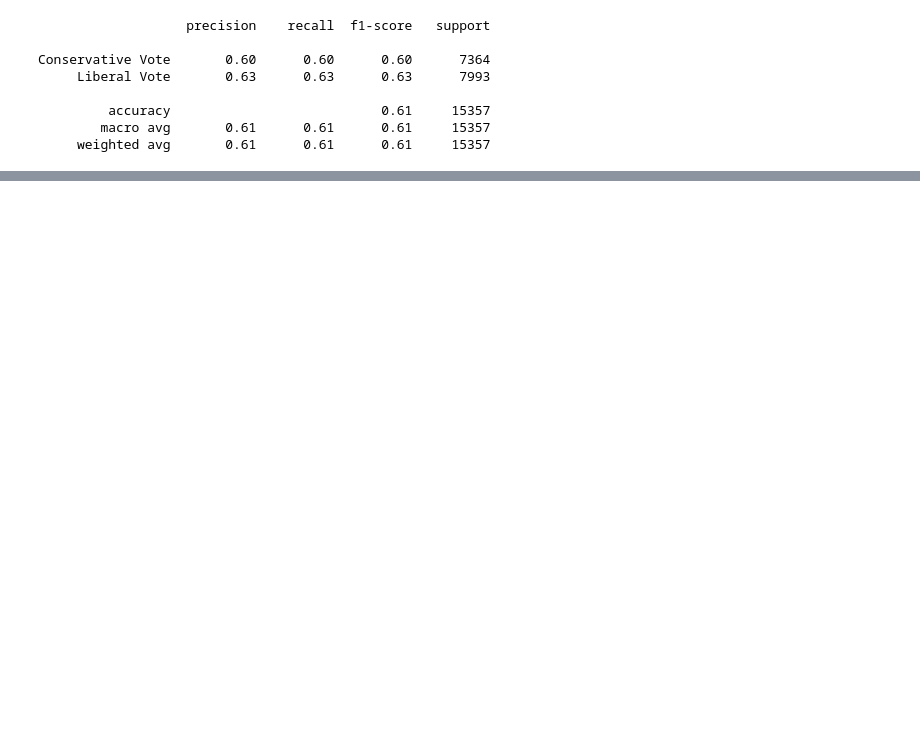
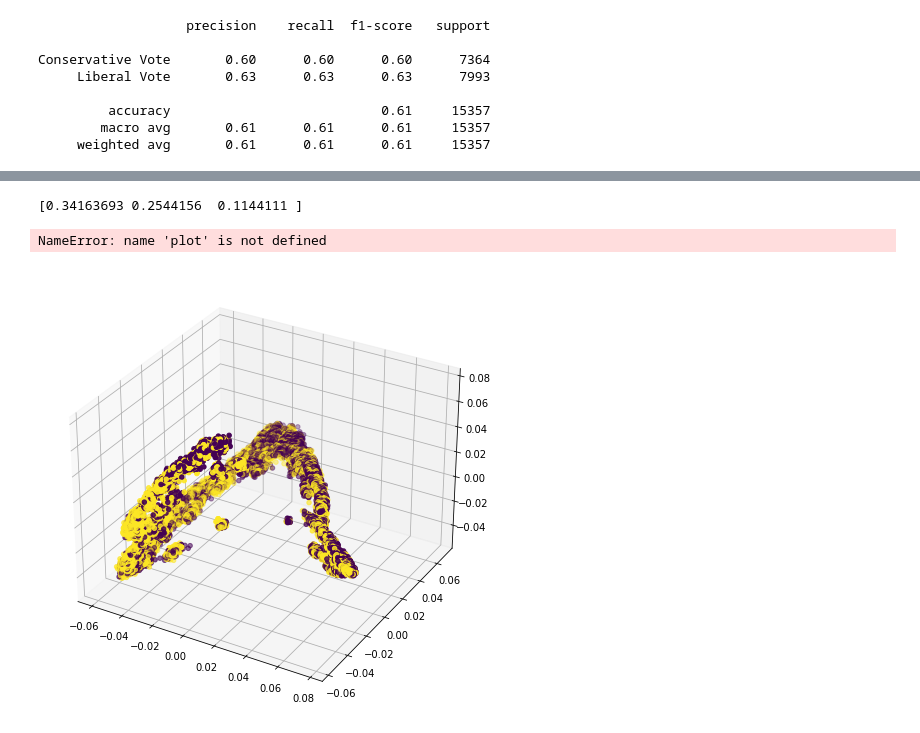
Before and after one commit to parkererickson/csci5525-final-project, a Jupyter notebook: citation-graph/predictWithFastRP.ipynb, the cells around one changed output, grey strips where cells are left out. Drawn from its saved outputs; the diff is of its cells as text; code cells hidden in the pictures; blank space fills up the shorter version.

```diff
--- a/citation-graph/predictWithFastRP.ipynb
+++ b/citation-graph/predictWithFastRP.ipynb
@@ -22,9 +5,0 @@ Name: vote, dtype: int64
-# %%
-caseEmbeddings = pd.DataFrame.from_dict(caseEmbeddings, orient="index").reset_index().rename(columns={"index":"caseId"})
-# %%
-data = caseVotes.merge(caseEmbeddings, on="caseId")
-# %%
-X = data[[i for i in range(0, embeddingDim)]]
-data["vote"] = data["vote"].astype("category")
-data["vote_code"] = data["vote"].cat.codes
-y = data["vote_code"]
@@ -180,4 +196,16 @@ Conservative Vote       0.60      0.60      0.60      7364
          accuracy                           0.61     15357
         macro avg       0.61      0.61      0.61     15357
      weighted avg       0.61      0.61      0.61     15357
+# %%
+def createTransform(X, method="L2"):
+    case = X[:,:200]
+    justice = X[:,200:]
+    if method == "L2":
+        return (case-justice)**2
+    elif method == "hadamard":
+        return np.multiply(case, justice)
+    elif method == "L1":
+        return np.abs(case-justice)
+    else:
+        return (case+justice)/2
 # %%
@@ -190,0 +478,15 @@ print(classification_report(y_test, clf.predict(X_test), target_names=["Conserva
+# %%
+from sklearn.decomposition import PCA
+import matplotlib.pyplot as plt
+pca = PCA(n_components=3)
+X_red = pca.fit_transform(createTransform(X, method="hadamard"))
+print(pca.explained_variance_ratio_)
+fig = plt.figure(figsize=(10,8))
+ax = fig.add_subplot(projection='3d')
+ax.scatter(X_red[:,0], X_red[:,1], X_red[:,2], c=y)
+ax.legend(handles=plot.legend_elements()[0], labels=["Conservative Vote","Liberal Vote"])
+plt.show()
+# %% [output]
+[0.34163693 0.2544156  0.1144111 ]
+NameError: name 'plot' is not defined
+[figure, added]
```
Also changed, not shown: parts of 21 cells of this notebook, 1 other file.
